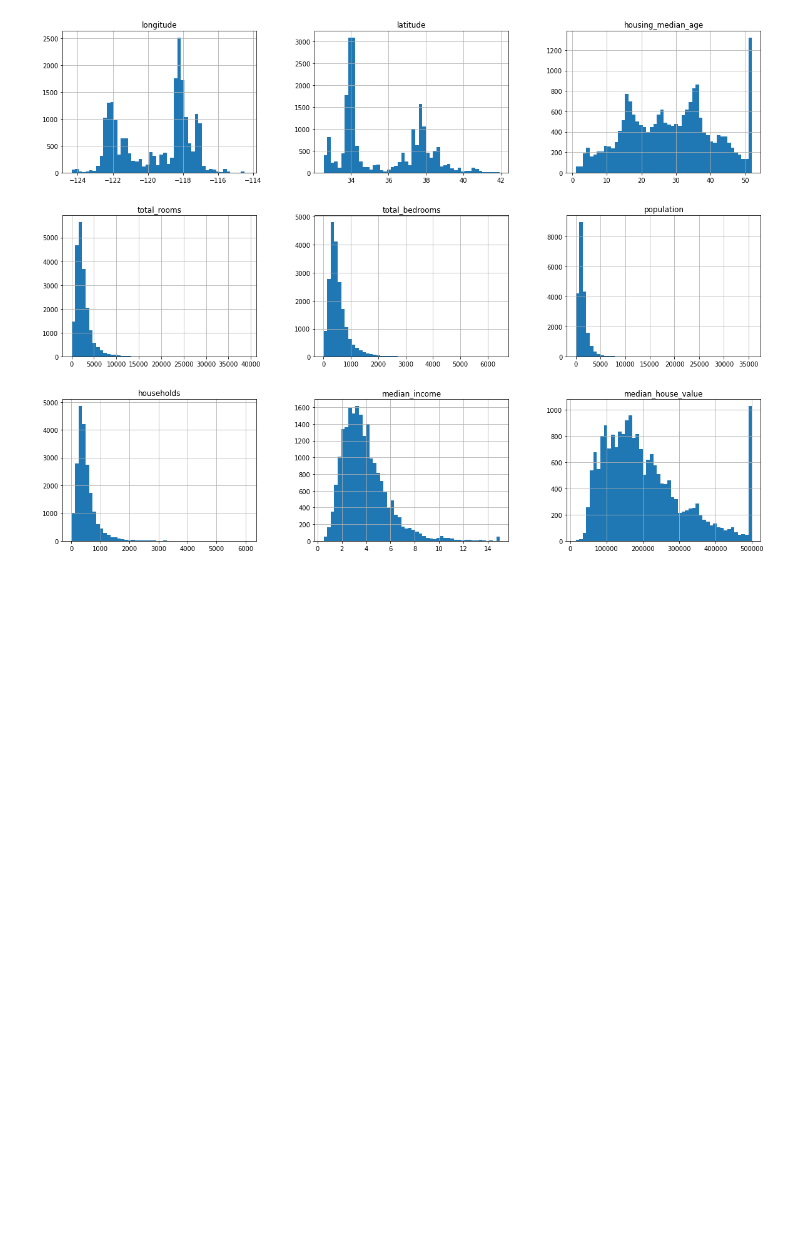
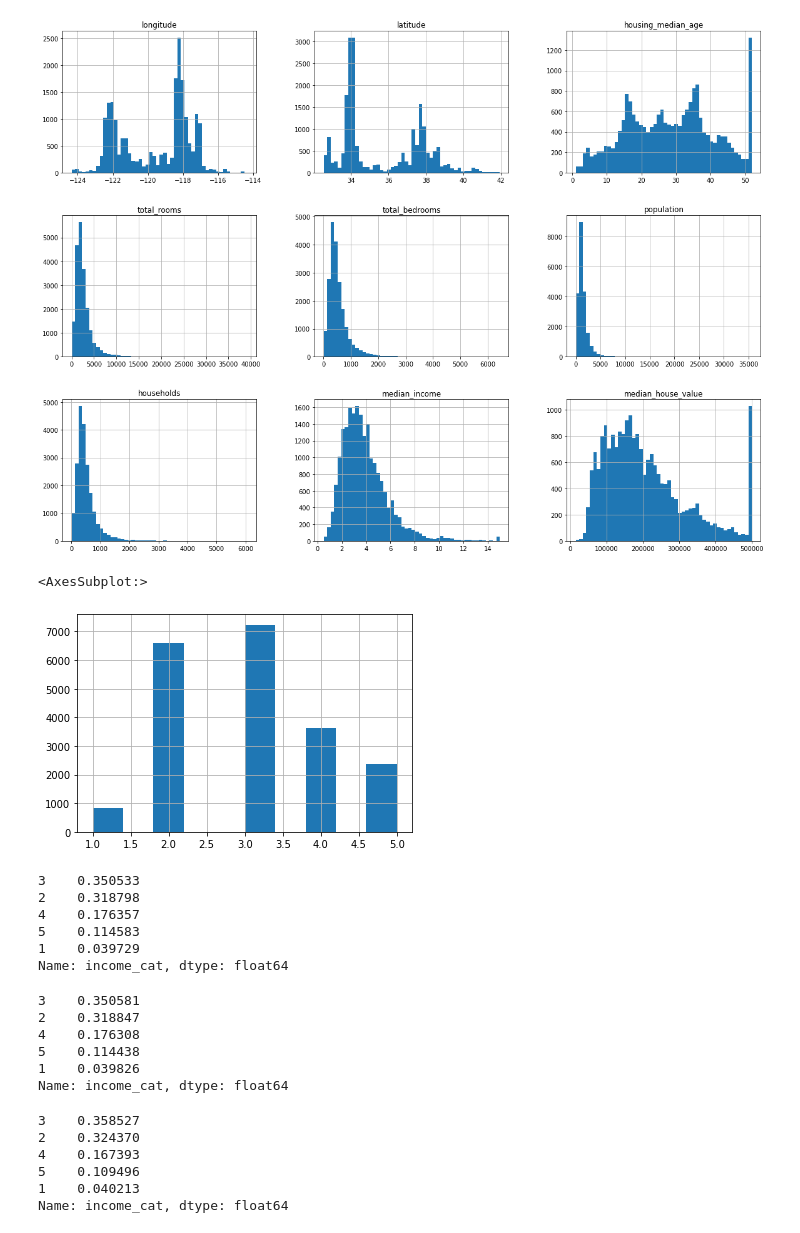
Before and after one commit to VetoPlayer/ml, a Jupyter notebook: Housing.ipynb, the cells around one changed output. Drawn from its saved outputs; the diff is of its cells as text; code cells hidden in the pictures; blank space fills up the shorter version.

```diff
--- a/Housing.ipynb
+++ b/Housing.ipynb
@@ -1,7 +1,7 @@
 # %%
 import pandas as pd
+import numpy as np
 import os
-HOUSING_PATH=os.path.join('dataset','housing')
 # %%
 def load_housing_data(housing_path=HOUSING_PATH):
     csv_path = os.path.join(housing_path, "housing.csv")
@@ -66,3 +66,12 @@ plt.show()
 ## All of the numerical values are plotted so that you can gather an idea about their distribution as in values
 # %% [output]
 [figure]
+# %%
+## If you know a-priori that a specific attribute is important, it does make sense to check out how the test set
+## is capturing this output feature. You don't want to have an unbalanced test set!
+## You always want to achieve Stratified Sampling!
+housing["income_cat"] = pd.cut(housing["median_income"], bins=[0.,1.5,3.0,4.5,6.,np.inf], labels=[1,2,3,4,5])
+housing["income_cat"].hist()
+# %% [output]
+<AxesSubplot:>
+[figure, added]
@@ -68,0 +86,32 @@ plt.show()
+# %%
+strat_test_set["income_cat"].value_counts() / len(strat_test_set)
+# %% [output]
+3    0.350533
+2    0.318798
+4    0.176357
+5    0.114583
+1    0.039729
+Name: income_cat, dtype: float64
+# %%
+housing["income_cat"].value_counts() / len(housing)
+## Yes! It's pretty much the same, with stratified sampling we created a randomly generated test_set,
+## Making sure the given attribute is fairly represented
+# %% [output]
+3    0.350581
+2    0.318847
+4    0.176308
+5    0.114438
+1    0.039826
+Name: income_cat, dtype: float64
+# %%
+## The generation from a purrely random process is not going to be the same:
+from sklearn.model_selection import train_test_split
+purely_random_train_set, purely_random_test_set = train_test_split(housing, test_size=0.2, random_state=42)
+purely_random_test_set["income_cat"].value_counts() / len(purely_random_test_set)
+# %% [output]
+3    0.358527
+2    0.324370
+4    0.167393
+5    0.109496
+1    0.040213
+Name: income_cat, dtype: float64
```
Also changed, not shown: parts of 2 cells of this notebook, 2 other files.
